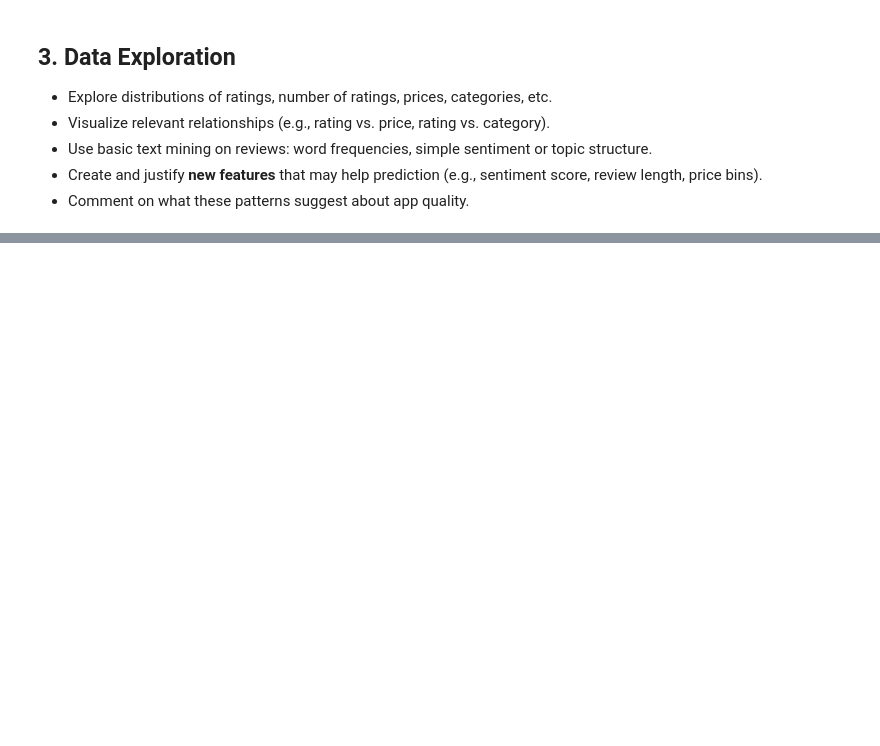
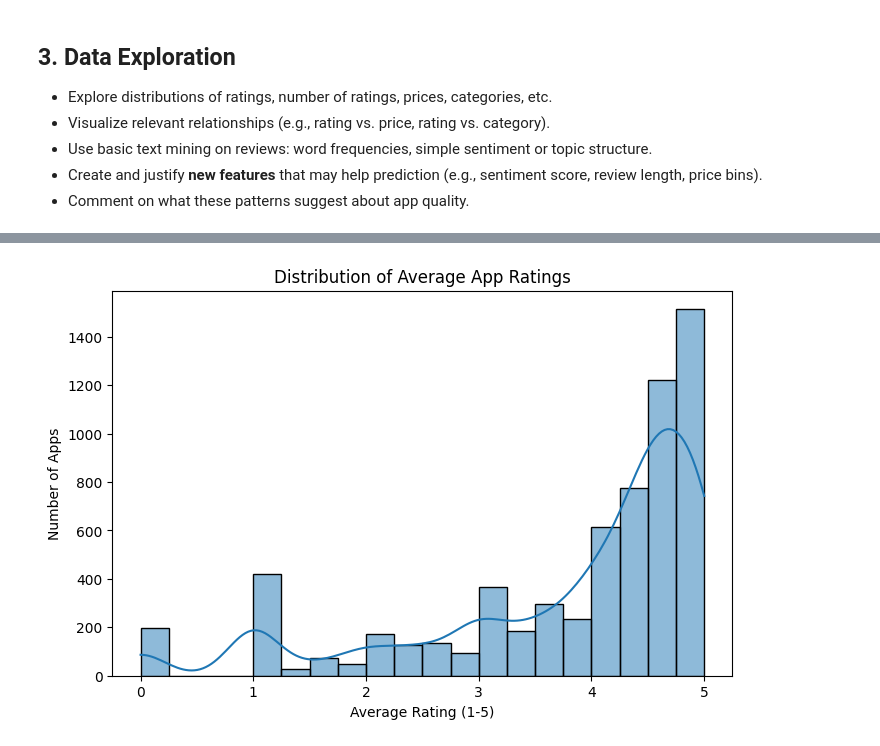
Before and after one commit to Miles-Zhu/AA-Group1, a Jupyter notebook: min.ipynb, the cells around one changed output, grey strips where cells are left out. Saved outputs shown, nothing was run; the diff lists cells and outputs as text; code cells hidden in the pictures; blank space fills up the shorter version.

```diff
--- a/min.ipynb
+++ b/min.ipynb
@@ -254,0 +381,58 @@ df_medizin.sort_values(by="review_count", ascending=False)[["app_id", "app_name"
+# %%
+# 直方图（Histogram） + 核密度曲线（KDE） 的组合图。
+# 柱子（Histogram） → 表示每个评分区间里有多少 App
+# 平滑曲线（KDE, Kernel Density Estimation） → 表示评分分布的整体趋势（概率密度）
+# 2️⃣ 在数据分析中的用途
+# 这类图主要用来回答：
+# ⭐ App 的评分 集中在什么区间？
+# ⭐ 数据是 偏态分布还是接近正态？
+# ⭐ 是否存在 异常值（如 0 分）？
+# ⭐ 后续是否需要 阈值 / 分箱 / log 处理？
+# 👉 这是分析 rating 类变量的“必画图”之一。
+# 3️⃣ 如何解读你这张图（重点）
+# 🔍 ① 评分高度集中在高分区间
+# 4.0–5.0 分占据绝大多数
+# KDE 曲线在 4.5 左右达到峰值
+# 👉 说明：
+# 大部分 App 的平均评分都很高
+# 🔍 ② 明显的左偏分布（Left-skewed）
+# 左侧（低分）有 长尾
+# 0–2 分的 App 数量很少，但确实存在
+# 👉 这在 App Store 数据中非常常见：
+# 用户更倾向给高分
+# 低质量 App 更容易被淘汰
+# 🔍 ③ 存在异常 / 可疑评分
+# 0 分、1 分附近仍有柱子
+# 在真实业务中：
+# 可能是 评论数过少
+# 或 占位值 / 缺失填充问题
+# 📌 这正好解释了你们之前发现的：
+# review_average = 0 但 reviews 却存在
+# 4️⃣ 对你项目的直接意义（非常重要）
+# ✅ 对 Research Question 的支持
+# 你们的研究是 预测高质量 App：
+# 评分高度偏向高分
+# → 不能只靠 rating
+# 需要结合：
+# review_count
+# review_length
+# developer response
+# metadata features
+# 👉 这张图正好为“多特征建模”提供了动机
+# 5️⃣ 报告里可以直接用的英文解读（推荐）
+# The distribution of average app ratings is strongly skewed towards higher values, with most apps receiving ratings between 4 and 5. Low ratings occur infrequently and may indicate apps with very few reviews or potential data quality issues.
+# 6️⃣ 一句话总结（你可以记住）
+# 这张图说明：评分本身“区分度不够”，
+# 必须引入其他特征才能有效区分 App 质量。
+
+import seaborn as sns
+
+# Histogram: Average Rating
+plt.figure(figsize=(8,5))
+sns.histplot(df_medizin_nunique["review_average"], bins=20, kde=True)
+plt.title("Distribution of Average App Ratings")
+plt.xlabel("Average Rating (1-5)")
+plt.ylabel("Number of Apps")
+plt.show()
+# %% [output]
+[figure, added]
```
Also changed, not shown: parts of 15 cells of this notebook, 4 other files.
